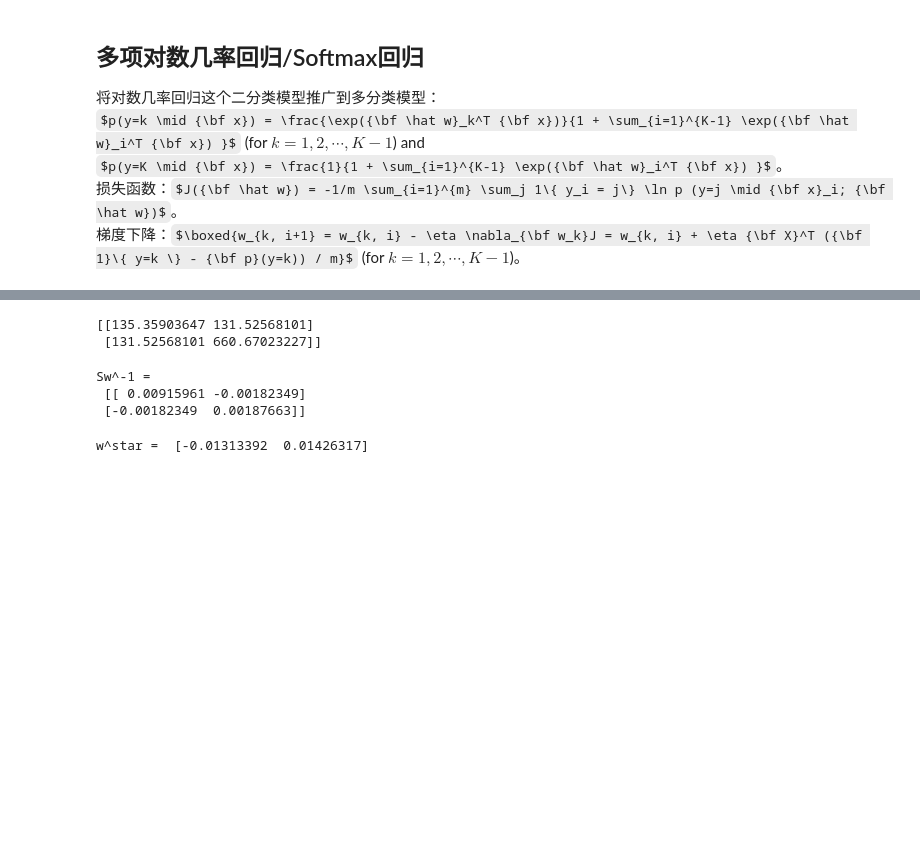
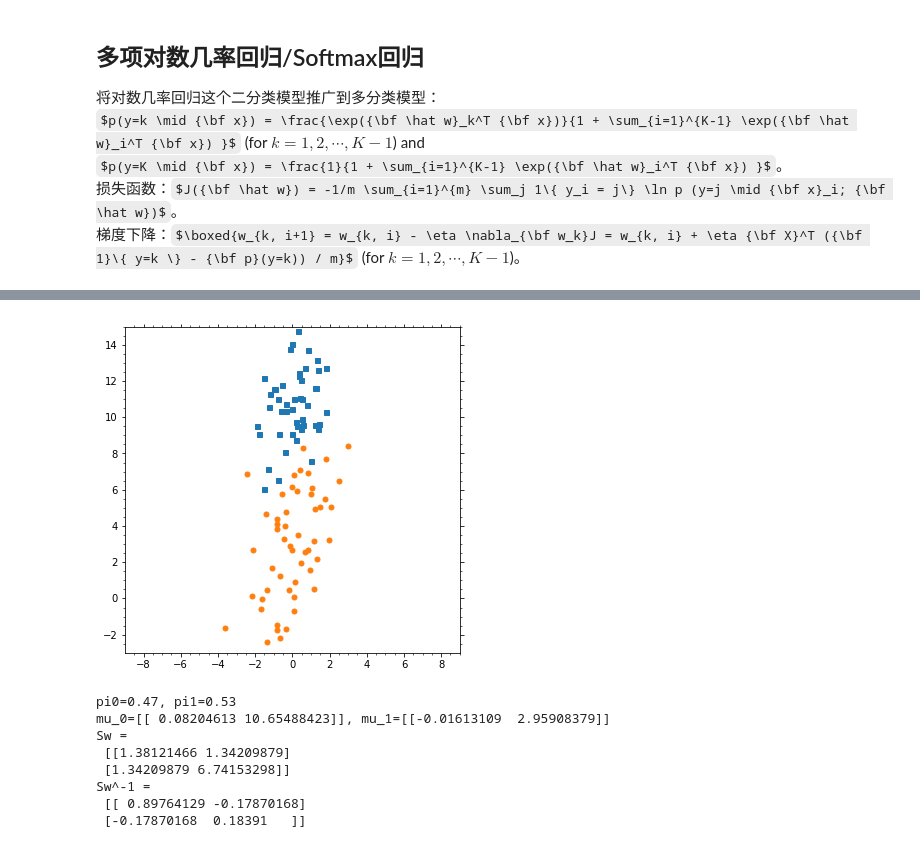
Before and after one commit to szqtc/MyMachineLearningNotes, a Jupyter notebook: 1_LinearModel.ipynb, the cells around one changed output, grey strips where cells are left out. Drawn from its saved outputs; the diff is of its cells as text; code cells hidden in the pictures; some formulas as TeX source; blank space fills up the shorter version.

```diff
--- a/1_LinearModel.ipynb
+++ b/1_LinearModel.ipynb
@@ -794,34 +804,49 @@ ${\bf S}_b = ({\bf \mu_0 - \mu_1})({\bf \mu_0 - \mu_1})^T $，
 #!head datasets/MLiA/Ch05/testSet.txt # MLiA, Chapter05
 # %%
 raw_data = np.loadtxt('datasets/MLiA/Ch05/testSet.txt')
+
+X2 = raw_data[:, :2]
+y2 = raw_data[:, 2]
+
+X2_0 = X2[y2==0, :]
+X2_1 = X2[y2==1, :]
-# %%
-X2_0 = raw_data[raw_data[:, 2]==0, :2]
-X2_1 = raw_data[raw_data[:, 2]==1, :2]
-
-# watermelon 3.0 alpha
-#X2_0 = X2[8:, :2]
-#X2_1 = X2[:8, :2]
-
-mu0 = X2_0.mean(axis=0)
-mu1 = X2_1.mean(axis=0)
-
-Sw = (X2_0-mu0).T@(X2_0-mu0) + (X2_1-mu1).T@(X2_1-mu1) # X=(nsamples, nfeatures)
-print(Sw)
-# %% [output]
-[[135.35903647 131.52568101]
- [131.52568101 660.67023227]]
+# %%
+fg2, ax2 = plt.subplots(figsize=(6, 6))
+ax2.plot(X2_0[:, 0], X2_0[:, 1], marker='s', ms=5, c='C0', ls='None')
+ax2.plot(X2_1[:, 0], X2_1[:, 1], marker='o', ms=5, c='C1', ls='None')
+
+xmin, xmax = ax2.set_xlim([-9, 9])
+ymin, ymax = ax2.set_ylim([-3, 15])
+# %% [output]
+[figure, added]
 # %%
-# singular value decomposition
-u, s, v = np.linalg.svd(Sw) # Sw = u@diag(s)@v
+m = X2.shape[0]
+
+# priors
+pi0 = X2_0.shape[0]/m
+pi1 = X2_1.shape[0]/m
+print('pi0={}, pi1={}'.format(pi0, pi1))
+
+# means
+mu0 = X2_0.mean(axis=0, keepdims=True)
+mu1 = X2_1.mean(axis=0, keepdims=True)
+print('mu_0={}, mu_1={}'.format(mu0, mu1))
+
+# covariances
+Sw = ((X2_0-mu0).T@(X2_0-mu0) + (X2_1-mu1).T@(X2_1-mu1))/(m-2) # X=(nsamples, nfeatures)
+print('Sw = \n', Sw)
+
+# inverse of the covariances
+u, s, v = np.linalg.svd(Sw) # singular value decomposition: Sw = u@diag(s)@v
 Sw_inv = v.T@np.diag(1./s)@u.T
 print('Sw^-1 = \n', Sw_inv)
 #print(np.linalg.inv(Sw))
 # %% [output]
+pi0=0.47, pi1=0.53
+mu_0=[[ 0.08204613 10.65488423]], mu_1=[[-0.01613109  2.95908379]]
+Sw =
+ [[1.38121466 1.34209879]
+ [1.34209879 6.74153298]]
 Sw^-1 =
- [[ 0.00915961 -0.00182349]
- [-0.00182349  0.00187663]]
+ [[ 0.89764129 -0.17870168]
+ [-0.17870168  0.18391   ]]
-# %%
-w_star = Sw_inv@(mu0-mu1)
-print('w^star = ', w_star)
-# %% [output]
-w^star =  [-0.01313392  0.01426317]
```
Also changed, not shown: parts of 33 cells of this notebook, 4 other files.
